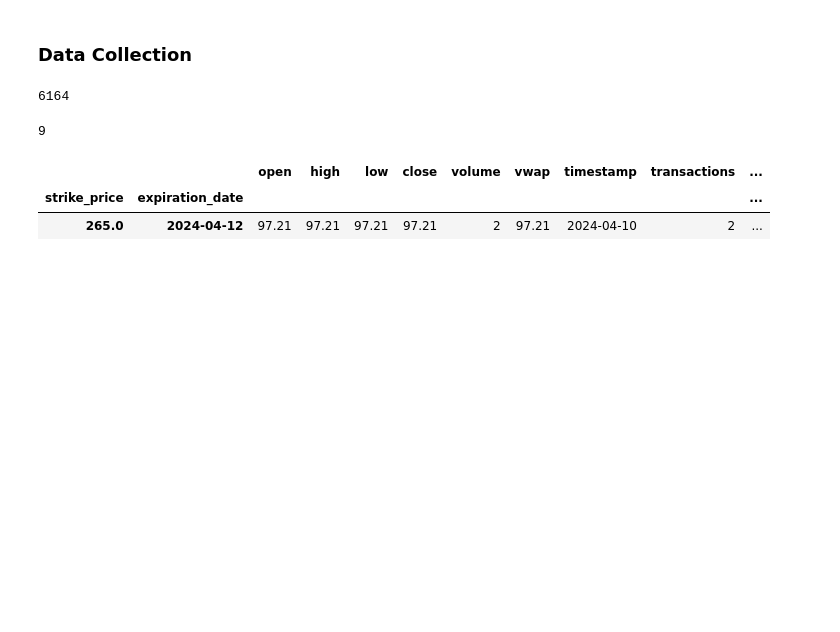
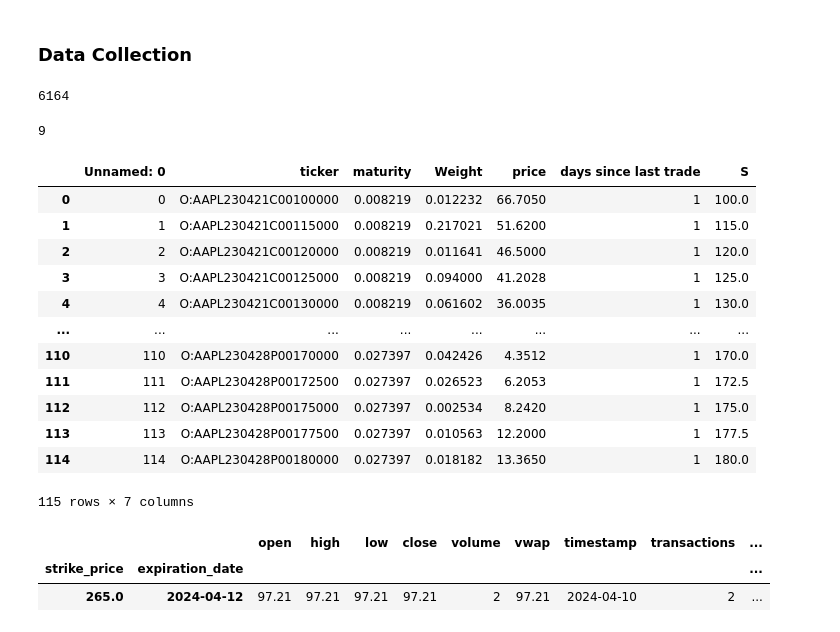
Before and after one commit to DS-Brownion/guidelight, a Jupyter notebook: inference/training.ipynb, the cells around one changed output. Drawn from its saved outputs; the diff is of its cells as text; code cells hidden in the pictures; blank space fills up the shorter version.

```diff
--- a/inference/training.ipynb
+++ b/inference/training.ipynb
@@ -138,7 +138,7 @@ def daily_option_data(underlying_ticker:str, date:str):
 				'price': agg_series["vwap"].values[i],
 				'Weight': agg_series["volume"].values[i] / agg_series["volume"].sum(),
 				'days since last trade': diff,
-				'S': agg_series.index.get_level_values(1).unique()[0]
+				'S': agg_series.index.get_level_values(0).unique()[0]
 			}, columns=colnames, index=[0])
 
 			volsurface = pd.concat([volsurface, row], ignore_index=True)
@@ -150,7 +150,21 @@ def daily_option_data(underlying_ticker:str, date:str):
 # %%
 cleaned = daily_option_data("AAPL", "2023-04-18")
 # %%
-cleaned.drop
+cleaned
+# %% [output]
+|  | Unnamed: 0 | ticker | maturity | Weight | price | days since last trade | S |
+| 0 | 0 | O:AAPL230421C00100000 | 0.008219 | 0.012232 | 66.7050 | 1 | 100.0 |
+| 1 | 1 | O:AAPL230421C00115000 | 0.008219 | 0.217021 | 51.6200 | 1 | 115.0 |
+| 2 | 2 | O:AAPL230421C00120000 | 0.008219 | 0.011641 | 46.5000 | 1 | 120.0 |
+| 3 | 3 | O:AAPL230421C00125000 | 0.008219 | 0.094000 | 41.2028 | 1 | 125.0 |
+| 4 | 4 | O:AAPL230421C00130000 | 0.008219 | 0.061602 | 36.0035 | 1 | 130.0 |
+| ... | ... | ... | ... | ... | ... | ... | ... |
+| 110 | 110 | O:AAPL230428P00170000 | 0.027397 | 0.042426 | 4.3512 | 1 | 170.0 |
+| 111 | 111 | O:AAPL230428P00172500 | 0.027397 | 0.026523 | 6.2053 | 1 | 172.5 |
+| 112 | 112 | O:AAPL230428P00175000 | 0.027397 | 0.002534 | 8.2420 | 1 | 175.0 |
+| 113 | 113 | O:AAPL230428P00177500 | 0.027397 | 0.010563 | 12.2000 | 1 | 177.5 |
+| 114 | 114 | O:AAPL230428P00180000 | 0.027397 | 0.018182 | 13.3650 | 1 | 180.0 |
+115 rows × 7 columns
 # %%
 df = pd.read_csv(f'options_data-aapl.csv', index_col=[0, 1, 2])
 option_contracts = df.loc[df['timestamp'] == target_timestamp]
```
Also changed, not shown: parts of 16 cells of this notebook, 1 other file.
